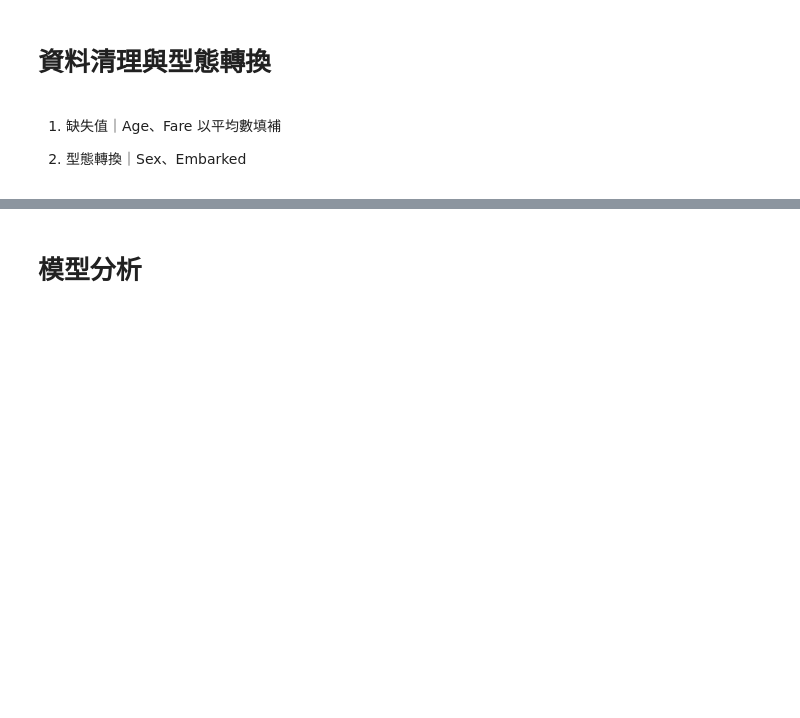
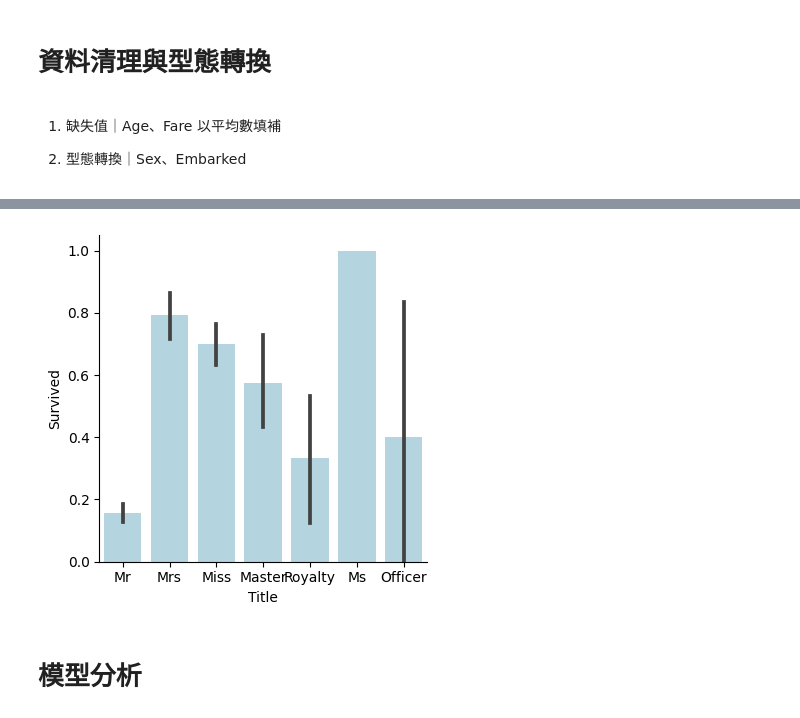
Before and after one commit to hui509/Titanic_Survival_Prediction, a Jupyter notebook: 專題實作｜鐵達尼號存活預測分析.ipynb, the cells around one changed output, grey strips where cells are left out. Cells and saved outputs as stored; diff of their text form; code cells hidden in the pictures; blank space fills up the shorter version.

```diff
--- a/專題實作｜鐵達尼號存活預測分析.ipynb
+++ b/專題實作｜鐵達尼號存活預測分析.ipynb
@@ -128,2 +151,50 @@ data['Sex'] = data['Sex'].replace({'male':1,'female':0})
+# %%
+# 定義extraction函數，抽取乘客頭銜
+def extraction(name):
+  title = name.split(',')[1].split('.')[0].strip()
+  return title
+
+# 新增Raw Title欄位放置抽取出的乘客頭銜
+data['Raw Title'] = data['Name'].map(extraction)
+
+# 觀察Name中頭銜的種類
+title_set = set()
+for name in data['Name']:
+  title_set.add(extraction(name))
+
+# 製作title對應的dictionary
+title_dict = {
+'Col':      'Officer',
+'Major':     'Officer',
+'Capt':      'Officer',
+'Jonkheer':    'Royalty',
+'Don':      'Royalty',
+'Dona':      'Royalty',
+'Sir':      'Royalty',
+'the Countess': 'Royalty',
+'Lady':      'Royalty',
+'Dr':       'Royalty',
+'Rev':      'Royalty',
+'Mr':       'Mr',
+'Ms':       'Ms',
+'Miss':      'Miss',
+'Mlle':      'Miss',
+'Mrs':       'Mrs',
+'Mme':       'Mrs',
+'Master':     'Master'
+}
+
+# 新增Title欄位放置經轉換的頭銜
+data['Title'] = data['Raw Title'].map(title_dict)
+
+# 使用categories函數，以長條圖觀察Title與Survived的關係
+categories(data,cat='Title',target='Survived')
+plt.show()
+
+# 使用OneHotEncoder轉換類別欄位並join數據
+Title_ohe = pd.get_dummies(data['Title'], prefix='Title_')
+data = data.join(Title_ohe)
+# %% [output]
+[figure, added]
 # %%
 # 刪除模型無法運算的欄位
```
Also changed, not shown: parts of 10 cells of this notebook.
